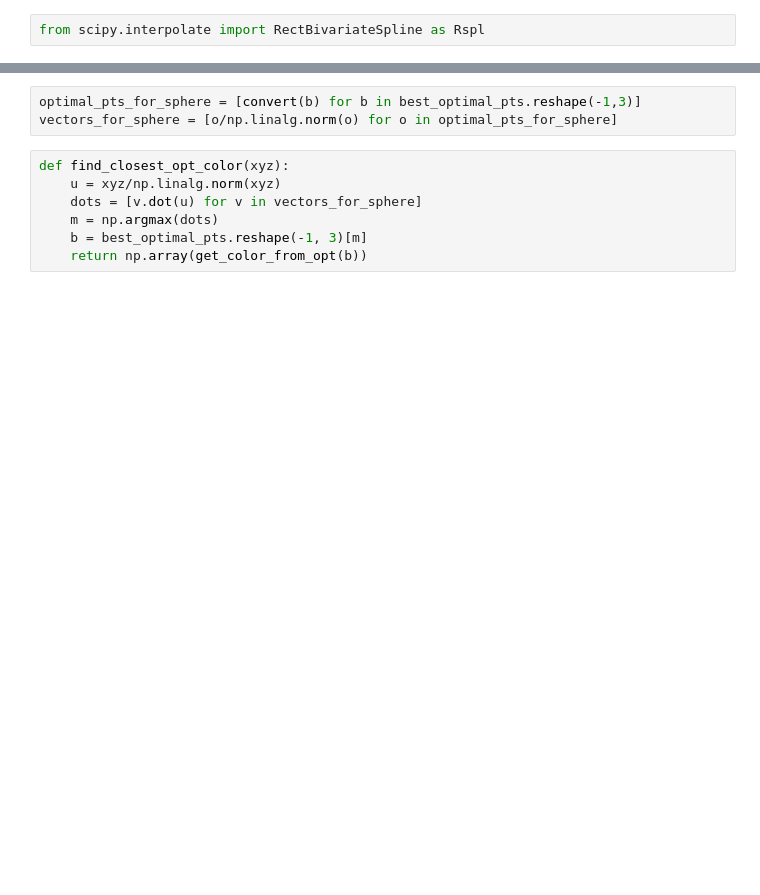
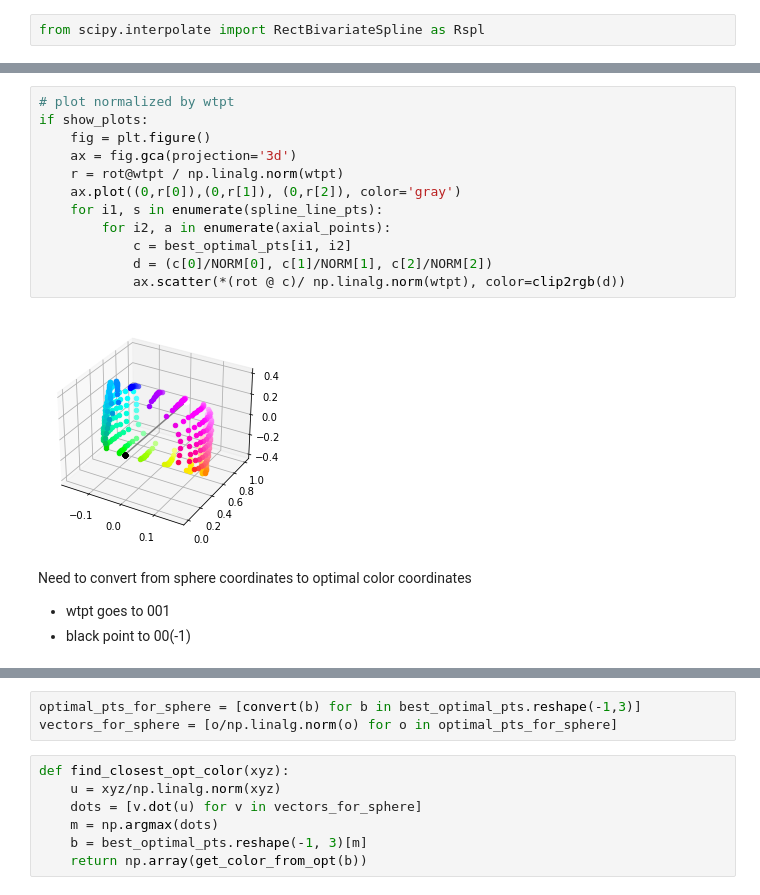
Before and after one commit to jpmarceaux/jpq, a Jupyter notebook: char-colors.ipynb, the cells around one changed output, grey strips where cells are left out. Drawn from its saved outputs; the diff is of its cells as text; blank space fills up the shorter version.

```diff
--- a/char-colors.ipynb
+++ b/char-colors.ipynb
@@ -497,0 +482,18 @@ def get_color_from_opt(c):
+# %%
+# plot normalized by wtpt
+if show_plots:
+    fig = plt.figure()
+    ax = fig.gca(projection='3d')
+    r = rot@wtpt / np.linalg.norm(wtpt)
+    ax.plot((0,r[0]),(0,r[1]), (0,r[2]), color='gray')
+    for i1, s in enumerate(spline_line_pts):
+        for i2, a in enumerate(axial_points):
+            c = best_optimal_pts[i1, i2]
+            d = (c[0]/NORM[0], c[1]/NORM[1], c[2]/NORM[2])
+            ax.scatter(*(rot @ c)/ np.linalg.norm(wtpt), color=clip2rgb(d))
+# %% [output]
+[figure, added]
+# %% [markdown]
+Need to convert from sphere coordinates to optimal color coordinates
+* wtpt goes to 001
+* black point to 00(-1)
```
Also changed, not shown: parts of 113 cells of this notebook.
